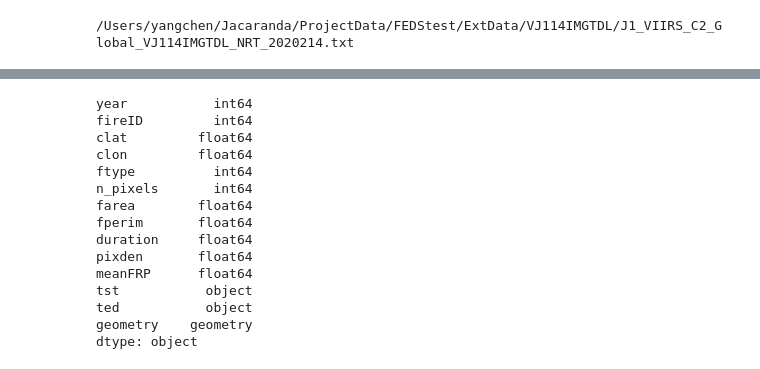
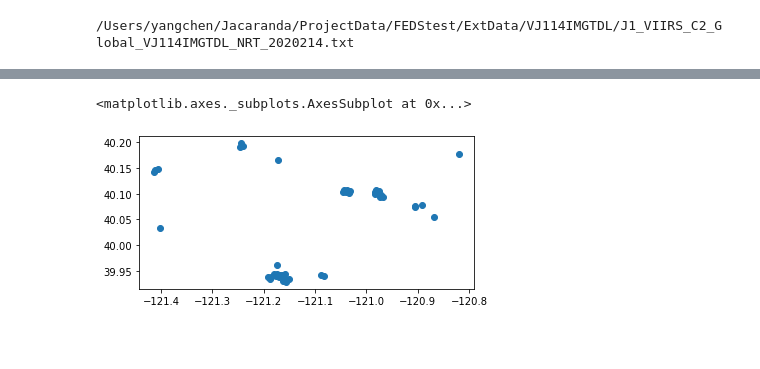
Before and after one commit to Earth-Information-System/fireatlas, a Jupyter notebook: CodeDebug.ipynb, the cells around one changed output, grey strips where cells are left out. Drawn from its saved outputs; the diff is of its cells as text; code cells hidden in the pictures; blank space fills up the shorter version.

```diff
--- a/CodeDebug.ipynb
+++ b/CodeDebug.ipynb
@@ -631,18 +717,7 @@ gdf = gpd.read_file(fnm,layer='perimeter')
-# %%
-gdf.dtypes
-# %% [output]
-year           int64
-fireID         int64
-clat         float64
-clon         float64
-ftype          int64
-n_pixels       int64
-farea        float64
-fperim       float64
-duration     float64
-pixden       float64
-meanFRP      float64
-tst           object
-ted           object
-geometry    geometry
-dtype: object
+# %%
+mp_SNPPNRT = gpd.points_from_xy(df_SNPPNRT.Lon, df_SNPPNRT.Lat)
+# %%
+gpd.GeoSeries(mp_SNPPNRT).plot()
+# %% [output]
+<matplotlib.axes._subplots.AxesSubplot at 0x...>
+[figure, added]
```
Also changed, not shown: parts of 96 cells of this notebook, 5 other files.
